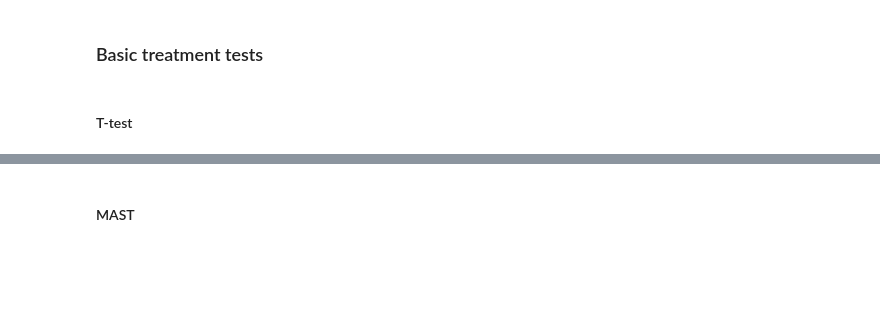
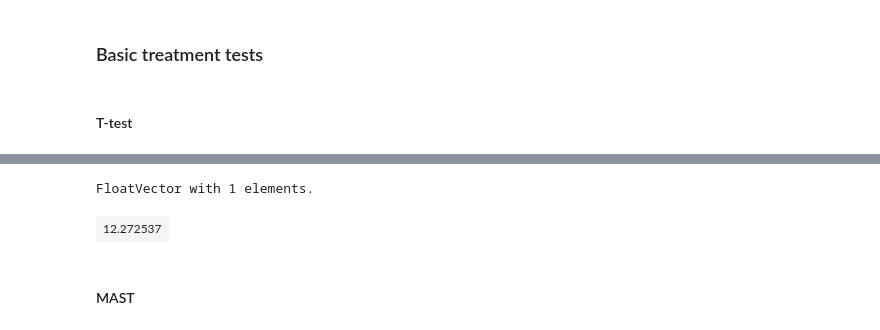
Before and after one commit to theislab/diffxpy, a Jupyter notebook: tutorials/real_data/ILC.ipynb, the cells around one changed output, grey strips where cells are left out. Drawn from its saved outputs; the diff is of its cells as text; code cells hidden in the pictures; blank space fills up the shorter version.

```diff
--- a/tutorials/real_data/ILC.ipynb
+++ b/tutorials/real_data/ILC.ipynb
@@ -223,0 +254,34 @@ t_limma = None
+# %%
+%%R -i r_adata_stim_pbs_nmu_obs -i r_adata_stim_pbs_nmu_var_names -o limma_res -o t_limma
+require(limma)
+start.time <- Sys.time()
+limma_res <- 4
+end.time <- Sys.time()
+t_limma <- end.time - start.time
+# %%
+%%R -i r_adata_stim_pbs_nmu_X -i r_adata_stim_pbs_nmu_obs -i r_adata_stim_pbs_nmu_var_names -o limma_res -o t_limma
+require(limma)
+
+# Parse data
+sample_description = as.data.frame(r_adata_stim_pbs_nmu_obs)
+dmat <- model.matrix(~1 + treatment, data=sample_description)
+
+start.time <- Sys.time()
+# Fit:
+limma_fit <- lmFit(r_adata_stim_pbs_nmu_X, dmat)
+limma_eBfit <- eBayes(limma_fit)
+
+# Test:
+limma_res <- topTable(
+    limma_eBfit,
+    adjust="BH",
+    number=Inf,
+    sort.by="none",
+    coef=c("treatmentPBS")
+)
+
+end.time <- Sys.time()
+t_limma <- end.time - start.time
+
+# Prepare output:
+limma_res$gene <- r_adata_stim_pbs_nmu_var_names
@@ -224,3 +290,8 @@ t_limma = None
+# %%
+typeof(t_limma
+# %% [output]
+FloatVector with 1 elements.
+| 12.272537 |
 # %% [markdown]
 #### MAST
 # %%
```
Also changed, not shown: parts of 22 cells of this notebook.
